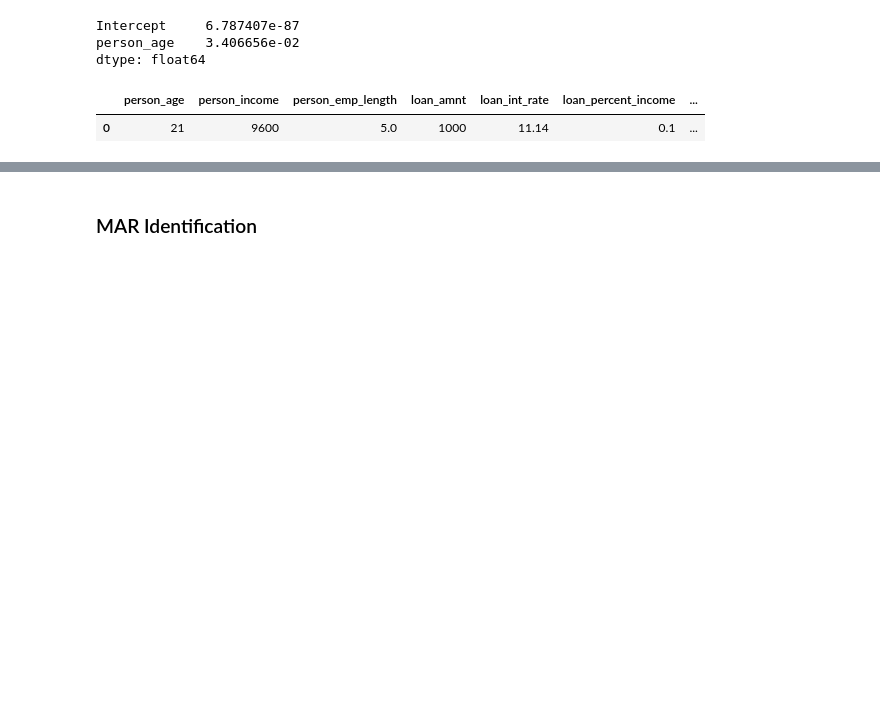
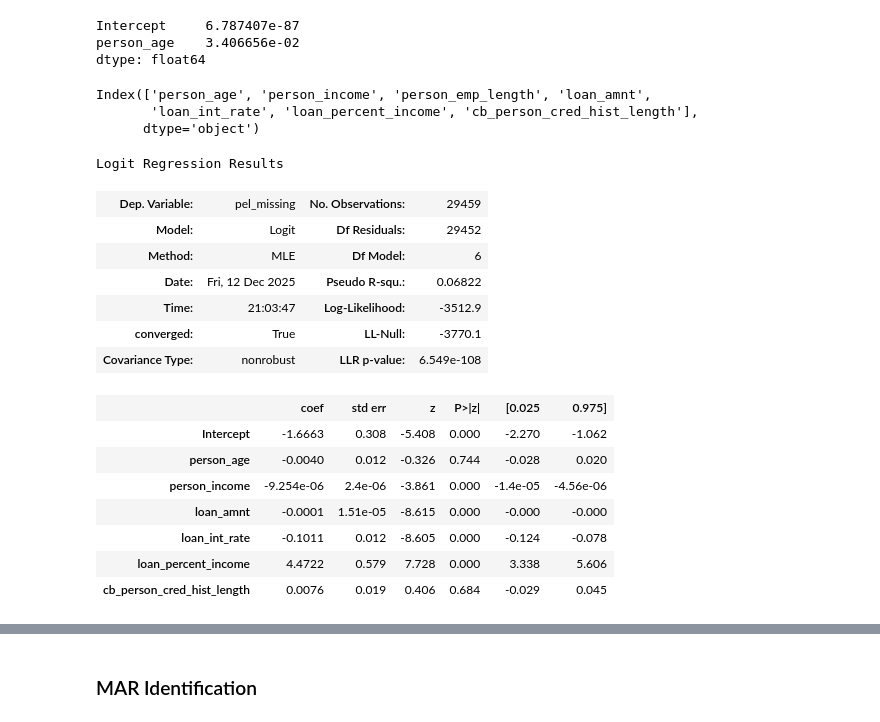
Before and after one commit to BillyBrothers/credit-risk-modeling, a Jupyter notebook: notebooks/preprocessing.ipynb, the cells around one changed output, grey strips where cells are left out. Drawn from its saved outputs; the diff is of its cells as text; code cells hidden in the pictures; blank space fills up the shorter version.

```diff
--- a/notebooks/preprocessing.ipynb
+++ b/notebooks/preprocessing.ipynb
@@ -304,11 +304,34 @@ Intercept     6.787407e-87
 person_age    3.406656e-02
 dtype: float64
 # %%
-pred_df = credit_risk_dataset.select_dtypes(include=['int64', 'float64', 'int32']).drop(labels=['pel_missing', 'lir_missing'], axis=1)
-pred_df.head(1)
+pred_df = credit_risk_dataset.select_dtypes(include=['int64', 'float64', 'int32']).drop(labels=['pel_missing', 'lir_missing'], axis=1).columns
+pred_df
 # %% [output]
-|  | person_age | person_income | person_emp_length | loan_amnt | loan_int_rate | loan_percent_income | ... |
-| 0 | 21 | 9600 | 5.0 | 1000 | 11.14 | 0.1 | ... |
+Index(['person_age', 'person_income', 'person_emp_length', 'loan_amnt',
+       'loan_int_rate', 'loan_percent_income', 'cb_person_cred_hist_length'],
+      dtype='object')
+# %%
+smf.logit(
+    formula = "pel_missing ~ person_age + person_income + loan_amnt + loan_int_rate + loan_percent_income + cb_person_cred_hist_length",
+    data = credit_risk_dataset
+).fit(disp=False).summary()
+# %% [output]
+Logit Regression Results
+| Dep. Variable: | pel_missing | No. Observations: | 29459 |
+| Model: | Logit | Df Residuals: | 29452 |
+| Method: | MLE | Df Model: | 6 |
+| Date: | Fri, 12 Dec 2025 | Pseudo R-squ.: | 0.06822 |
+| Time: | 21:03:47 | Log-Likelihood: | -3512.9 |
+| converged: | True | LL-Null: | -3770.1 |
+| Covariance Type: | nonrobust | LLR p-value: | 6.549e-108 |
+|  | coef | std err | z | P>|z| | [0.025 | 0.975] |
+| Intercept | -1.6663 | 0.308 | -5.408 | 0.000 | -2.270 | -1.062 |
+| person_age | -0.0040 | 0.012 | -0.326 | 0.744 | -0.028 | 0.020 |
+| person_income | -9.254e-06 | 2.4e-06 | -3.861 | 0.000 | -1.4e-05 | -4.56e-06 |
+| loan_amnt | -0.0001 | 1.51e-05 | -8.615 | 0.000 | -0.000 | -0.000 |
+| loan_int_rate | -0.1011 | 0.012 | -8.605 | 0.000 | -0.124 | -0.078 |
+| loan_percent_income | 4.4722 | 0.579 | 7.728 | 0.000 | 3.338 | 5.606 |
+| cb_person_cred_hist_length | 0.0076 | 0.019 | 0.406 | 0.684 | -0.029 | 0.045 |
 # %%
 smf.logit(
     formula = "pel_missing ~ " + " + ".join(pred_df),
```
Also changed, not shown: parts of 1 cell of this notebook.
